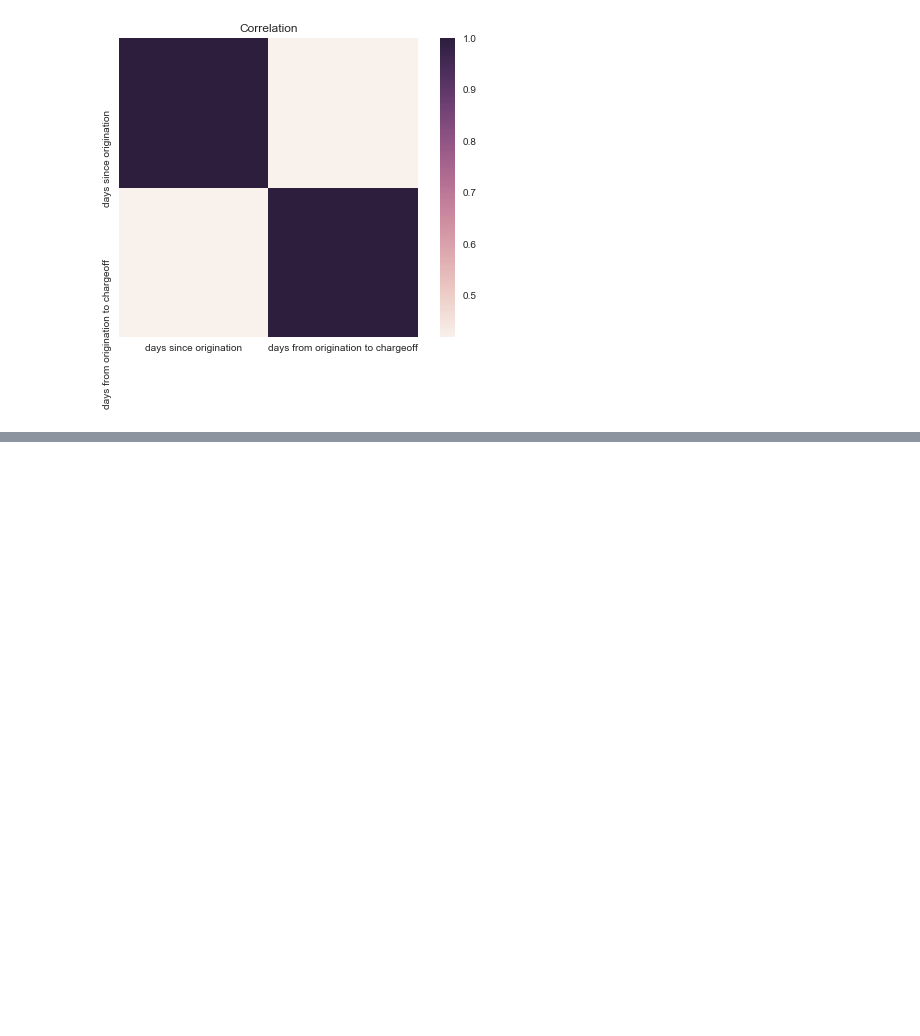
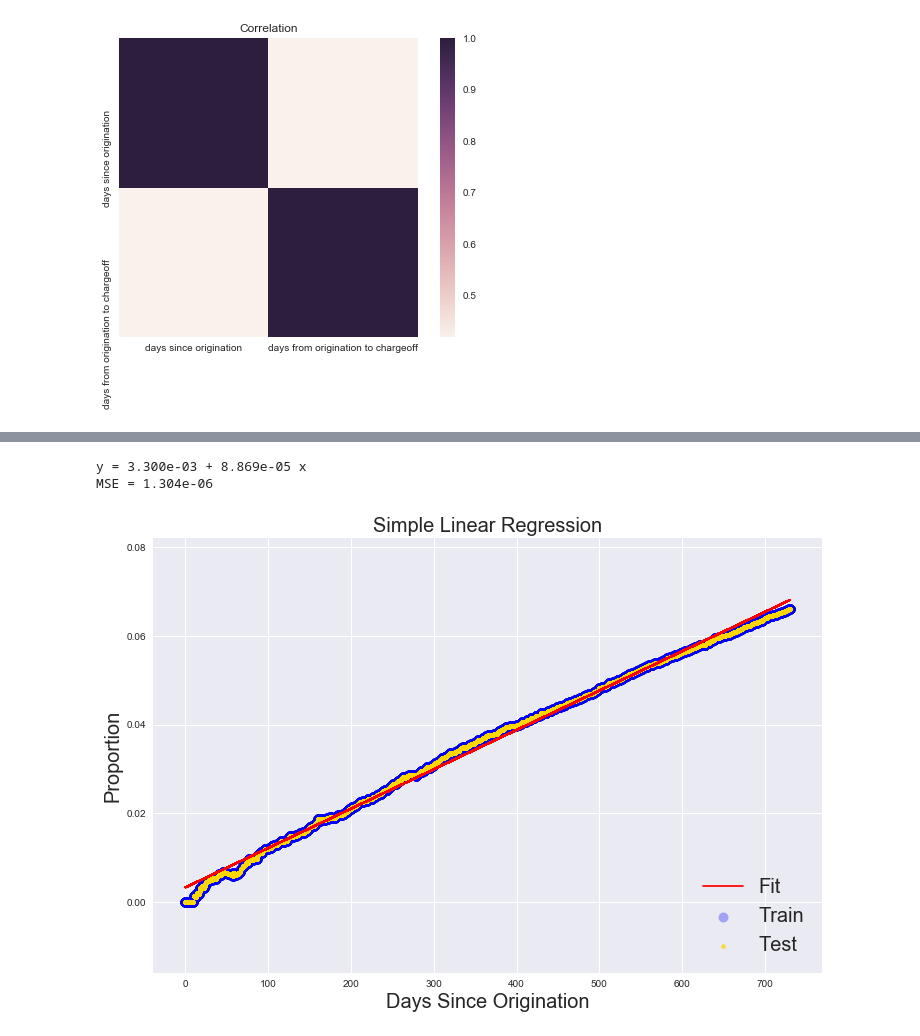
Before and after one commit to Richard-Hendricks/UIUC-Fall-2017, a Jupyter notebook: OA/Upstart Data Challenge - Yiming Gao.ipynb, the cells around one changed output, grey strips where cells are left out. Drawn from its saved outputs; the diff is of its cells as text; code cells hidden in the pictures; blank space fills up the shorter version.

```diff
--- a/OA/Upstart Data Challenge - Yiming Gao.ipynb
+++ b/OA/Upstart Data Challenge - Yiming Gao.ipynb
@@ -154,0 +157,5 @@ float(data[data["chargeoff"] == 1].shape[0])
+# %%
+from sklearn.cross_validation import train_test_split
+x = data['days since origination']
+y = data['prop']
+x_train, x_test, y_train, y_test = train_test_split(x, y, test_size = 0.4)
@@ -154,0 +168,28 @@ float(data[data["chargeoff"] == 1].shape[0])
+# %%
+from sklearn.linear_model import LinearRegression
+
+model = LinearRegression()
+model.fit(x_train[:, np.newaxis], y_train)
+
+# Plot the data and the model prediction
+yf = model.predict(x_test[:, np.newaxis])
+
+plt.figure(figsize = (12, 8))
+ax = sns.regplot(x_train, y_train, fit_reg = False, color = 'blue', label = "Train", scatter_kws = {'alpha': 0.3, 's': 100})
+ax = sns.regplot(x_test, y_test, fit_reg = False, color = 'gold', label = "Test", scatter_kws = {'s': 20})
+
+# settings
+plt.xlabel('Days Since Origination', fontsize = 20)
+plt.ylabel('Proportion', fontsize = 20)
+plt.title('Simple Linear Regression', fontsize = 20)
+plt.plot(x_test, yf, c = 'r', label = "Fit")
+ax.legend(loc = 4, fontsize = 20)
+sns.despine(offset = 0, trim = True)
+
+
+print("y = %.3e + %.3e x" % (model.intercept_, model.coef_[0]))
+print("MSE = %.3e" % (np.mean((yf - y_test)**2)))
+# %% [output]
+y = 3.300e-03 + 8.869e-05 x
+MSE = 1.304e-06
+[figure, added]
```
Also changed, not shown: parts of 10 cells of this notebook.
